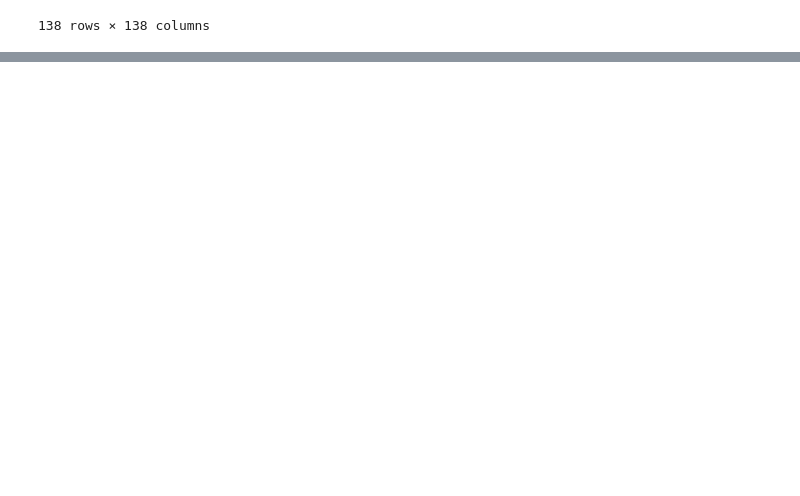
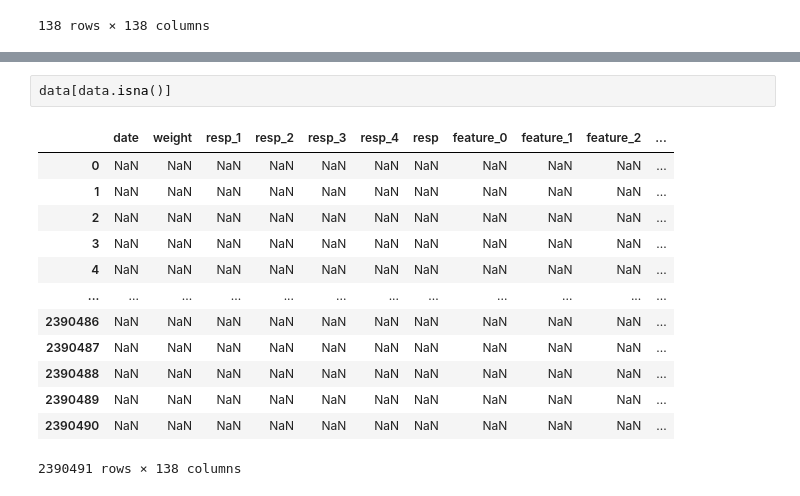
Before and after one commit to rmei97/market_preds, a Jupyter notebook: eda.ipynb, the cells around one changed output, grey strips where cells are left out. Cells and saved outputs as stored; diff of their text form; blank space fills up the shorter version.

```diff
--- a/eda.ipynb
+++ b/eda.ipynb
@@ -117,0 +142,16 @@ TypeError: invalid entry 0 in condlist: should be boolean ndarray
+# %%
+data[data.isna()]
+# %% [output]
+|  | date | weight | resp_1 | resp_2 | resp_3 | resp_4 | resp | feature_0 | feature_1 | feature_2 | ... |
+| 0 | NaN | NaN | NaN | NaN | NaN | NaN | NaN | NaN | NaN | NaN | ... |
+| 1 | NaN | NaN | NaN | NaN | NaN | NaN | NaN | NaN | NaN | NaN | ... |
+| 2 | NaN | NaN | NaN | NaN | NaN | NaN | NaN | NaN | NaN | NaN | ... |
+| 3 | NaN | NaN | NaN | NaN | NaN | NaN | NaN | NaN | NaN | NaN | ... |
+| 4 | NaN | NaN | NaN | NaN | NaN | NaN | NaN | NaN | NaN | NaN | ... |
+| ... | ... | ... | ... | ... | ... | ... | ... | ... | ... | ... | ... |
+| 2390486 | NaN | NaN | NaN | NaN | NaN | NaN | NaN | NaN | NaN | NaN | ... |
+| 2390487 | NaN | NaN | NaN | NaN | NaN | NaN | NaN | NaN | NaN | NaN | ... |
+| 2390488 | NaN | NaN | NaN | NaN | NaN | NaN | NaN | NaN | NaN | NaN | ... |
+| 2390489 | NaN | NaN | NaN | NaN | NaN | NaN | NaN | NaN | NaN | NaN | ... |
+| 2390490 | NaN | NaN | NaN | NaN | NaN | NaN | NaN | NaN | NaN | NaN | ... |
+2390491 rows × 138 columns
```
Also changed, not shown: parts of 3 cells of this notebook.
